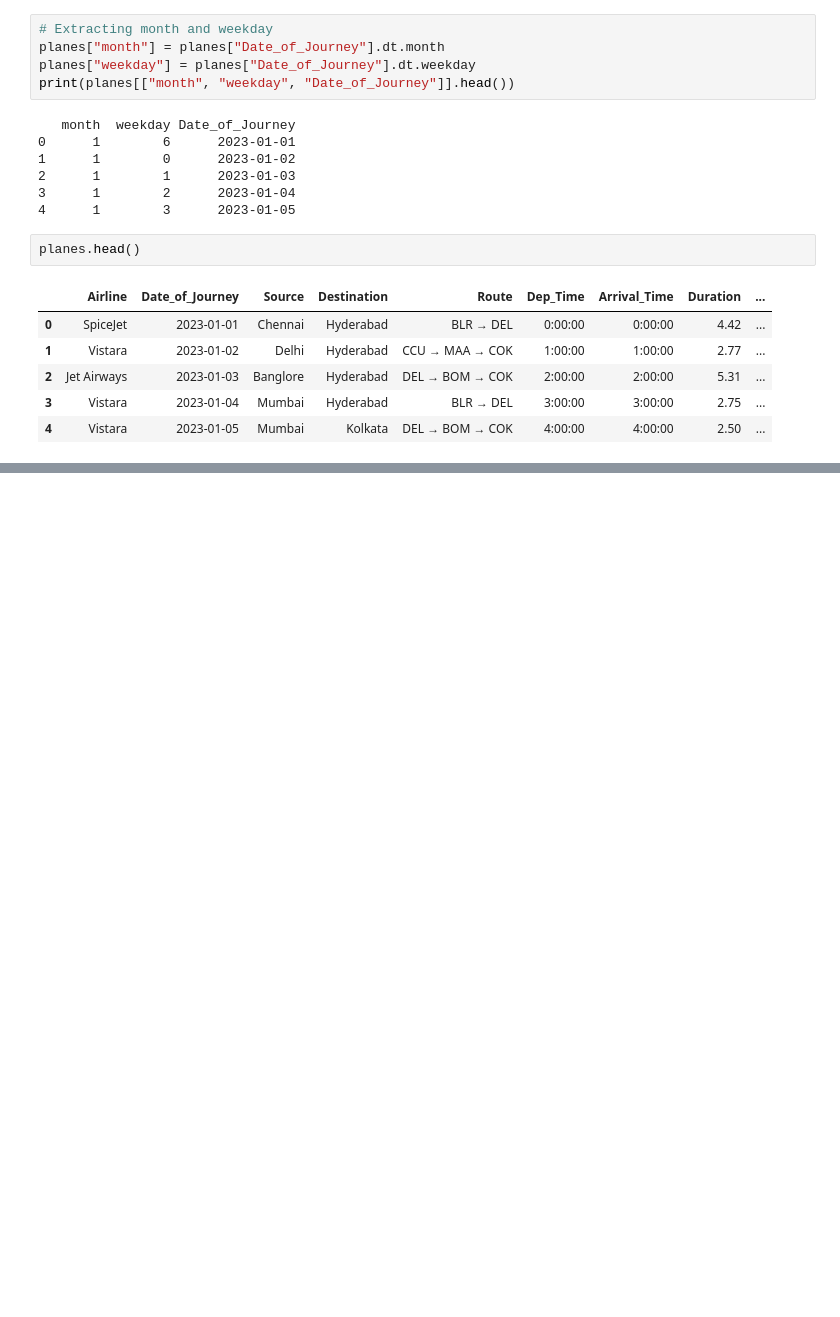
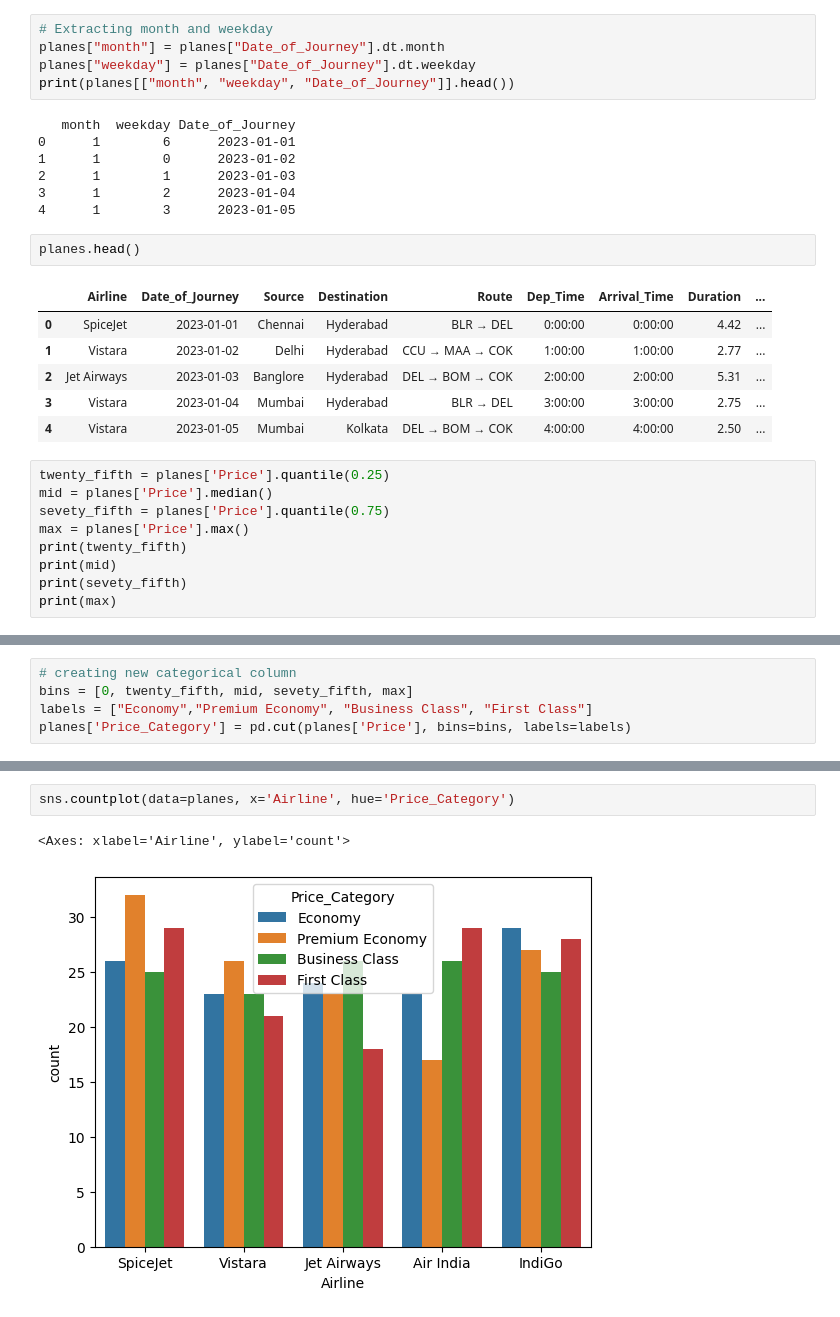
Before and after one commit to Haris-09/Python-Programming, a Jupyter notebook: Exploratory_Data_Analysis.ipynb, the cells around one changed output, grey strips where cells are left out. Saved outputs shown, nothing was run; the diff lists cells and outputs as text; blank space fills up the shorter version.

Commit message:
using pd.cut() to add a categorical column

```diff
--- a/Exploratory_Data_Analysis.ipynb
+++ b/Exploratory_Data_Analysis.ipynb
@@ -731,3 +731,12 @@ planes.head()
 | 2 | Jet Airways | 2023-01-03 | Banglore | Hyderabad | DEL → BOM → COK | 2:00:00 | 2:00:00 | 5.31 | ... |
 | 3 | Vistara | 2023-01-04 | Mumbai | Hyderabad | BLR → DEL | 3:00:00 | 3:00:00 | 2.75 | ... |
 | 4 | Vistara | 2023-01-05 | Mumbai | Kolkata | DEL → BOM → COK | 4:00:00 | 4:00:00 | 2.50 | ... |
+# %%
+twenty_fifth = planes['Price'].quantile(0.25)
+mid = planes['Price'].median()
+sevety_fifth = planes['Price'].quantile(0.75)
+max = planes['Price'].max()
+print(twenty_fifth)
+print(mid)
+print(sevety_fifth)
+print(max)
@@ -733,0 +748,5 @@ planes.head()
+# %%
+# creating new categorical column
+bins = [0, twenty_fifth, mid, sevety_fifth, max]
+labels = ["Economy","Premium Economy", "Business Class", "First Class"]
+planes['Price_Category'] = pd.cut(planes['Price'], bins=bins, labels=labels)
@@ -733,0 +762,5 @@ planes.head()
+# %%
+sns.countplot(data=planes, x='Airline', hue='Price_Category')
+# %% [output]
+<Axes: xlabel='Airline', ylabel='count'>
+[figure, added]
```
Also changed, not shown: parts of 4 cells of this notebook.
